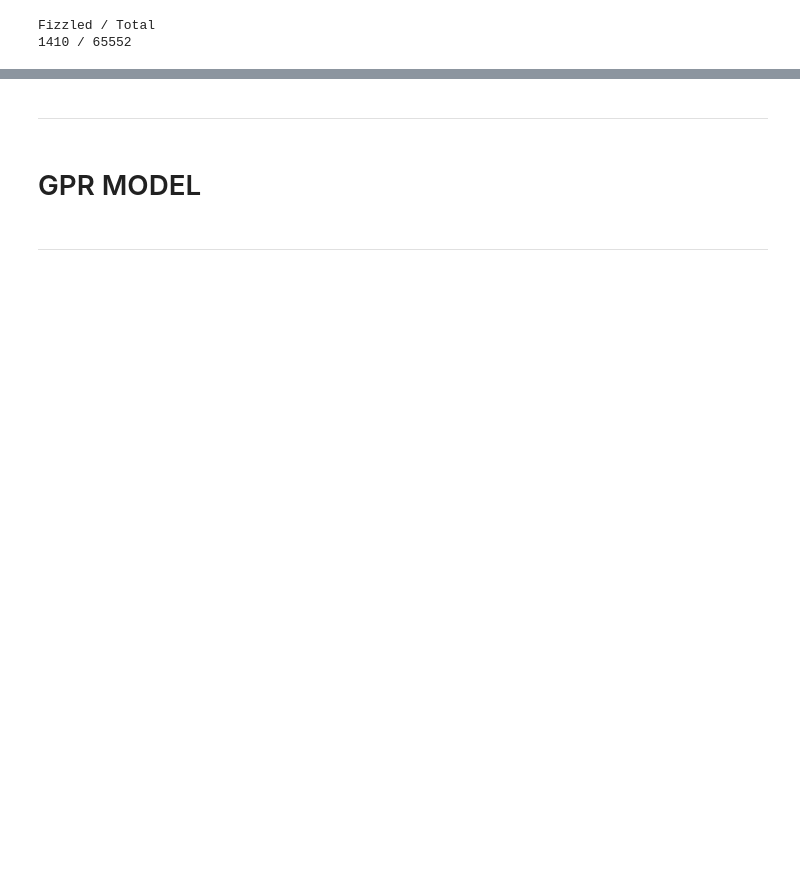
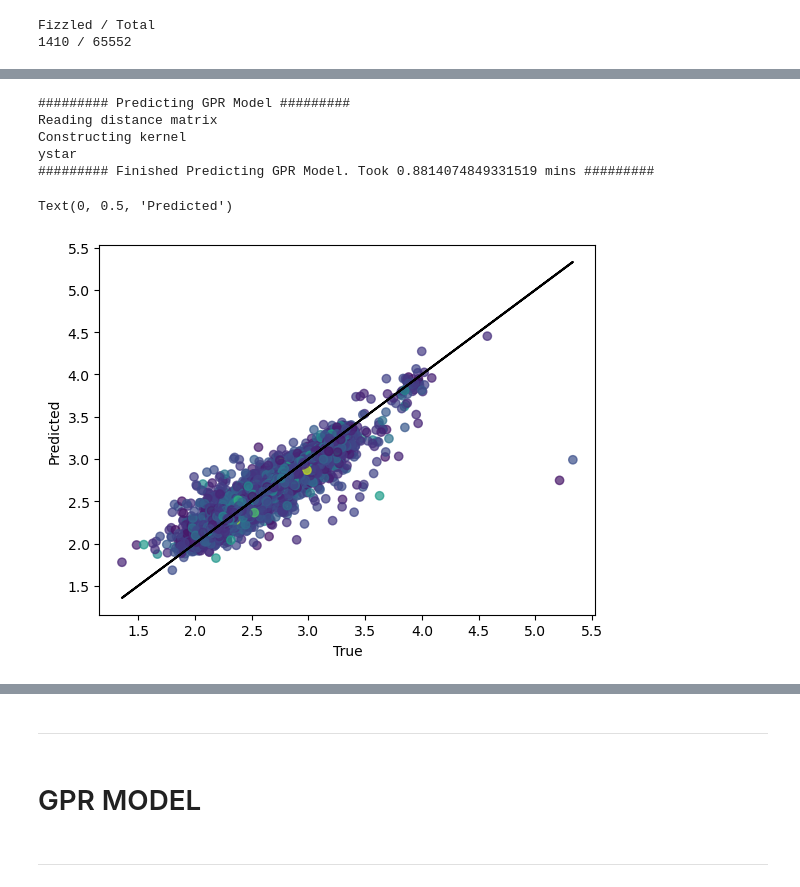
Before and after one commit to scakolli/photocatalysis, a Jupyter notebook: workspace/MachineLearning.ipynb, the cells around one changed output, grey strips where cells are left out. Drawn from its saved outputs; the diff is of its cells as text; code cells hidden in the pictures; blank space fills up the shorter version.

Commit message:
multiprocessing dist, final model eval

```diff
--- a/workspace/MachineLearning.ipynb
+++ b/workspace/MachineLearning.ipynb
@@ -46,0 +83,12 @@ df = get_population_completed(df)
+# %%
+scratch_dir = '/localdisk/bt308495/'
+scratch_fname = 'scratch_distance_matrix_80_20'
+
+# Load Models
+with open(os.path.join(scratch_dir, 'ML_IP_70_30.pckl'), 'rb') as f:
+    df_training, df_test, kip = pickle.load(f)
+
+with open(os.path.join(scratch_dir,'ML_dGmax_70_30.pckl'), 'rb') as f:
+    _, _, krdg = pickle.load(f)
+
+df_test = generate_ml_vectors(df_test)
@@ -46,0 +135,5 @@ df = get_population_completed(df)
+# %%
+X_test = df_test.morgan_fp_bitvect.values
+y_test_rdg = df_test.dGmax.values
+# %%
+gpr_rdg = ML_model(df_training, 'dGmax', krdg, multiprocess=16, D_scratch_dir=os.path.join(scratch_dir, scratch_fname))
@@ -46,0 +148,17 @@ df = get_population_completed(df)
+# %%
+y_test_pred_rdg = gpr_rdg.predict(X_test)
+# %% [output]
+######### Predicting GPR Model #########
+Reading distance matrix
+Constructing kernel
+ystar
+######### Finished Predicting GPR Model. Took 0.8814074849331519 mins #########
+# %%
+fig, ax = plt.subplots()
+ax.scatter(y_test_rdg, y_test_pred_rdg, label='IP', alpha=0.7, c=D_test_sorted_mean)
+ax.plot(y_test_rdg, y_test_rdg, 'k')
+ax.set_xlabel('True')
+ax.set_ylabel('Predicted')
+# %% [output]
+Text(0, 0.5, 'Predicted')
+[figure, added]
```
Also changed, not shown: parts of 53 cells of this notebook, 4 other files.
